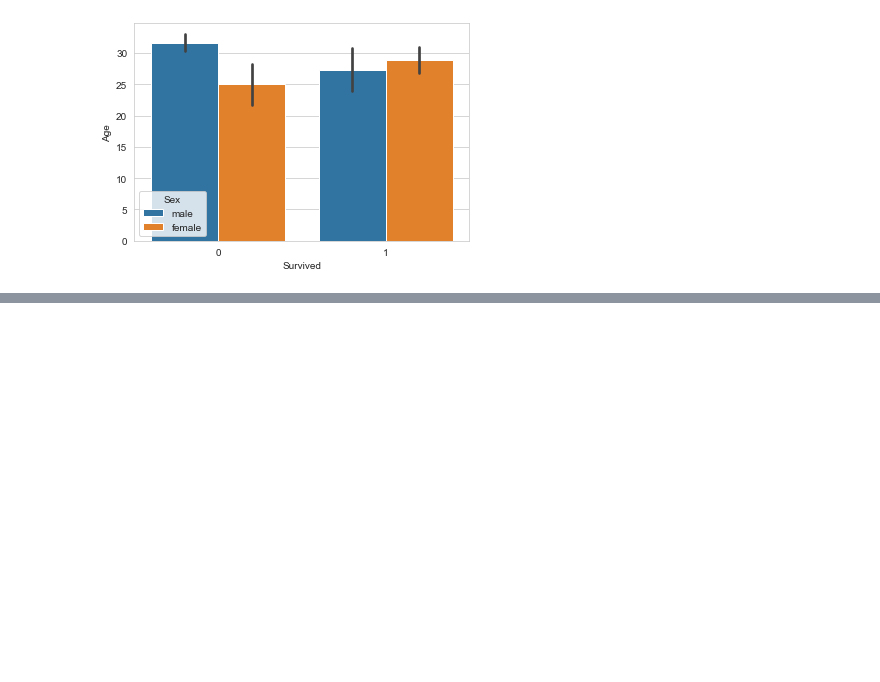
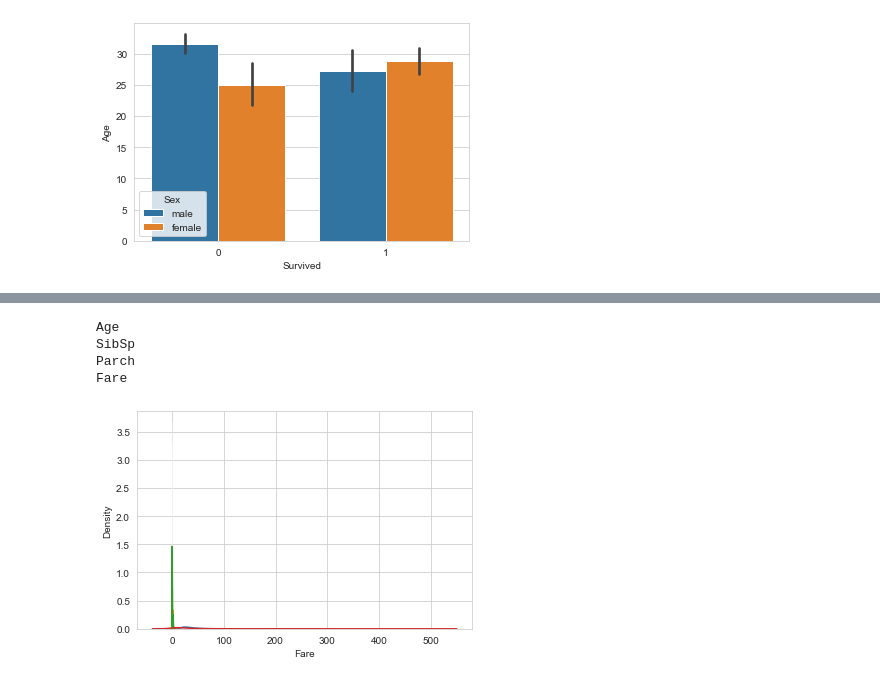
Before and after one commit to Mudit9669/JECRC_CS_Sep22, a Jupyter notebook: day22_logistic_regression.ipynb, the cells around one changed output, grey strips where cells are left out. Drawn from its saved outputs; the diff is of its cells as text; code cells hidden in the pictures; blank space fills up the shorter version.

```diff
--- a/day22_logistic_regression.ipynb
+++ b/day22_logistic_regression.ipynb
@@ -197,0 +218,10 @@ sns.barplot(data=df,y="Age",x='Survived', hue="Sex")
+# %%
+for col in num_cols:
+    print(col)
+    num_analysis(col)
+# %% [output]
+Age
+SibSp
+Parch
+Fare
+[figure, added]
```
Also changed, not shown: parts of 36 cells of this notebook.
